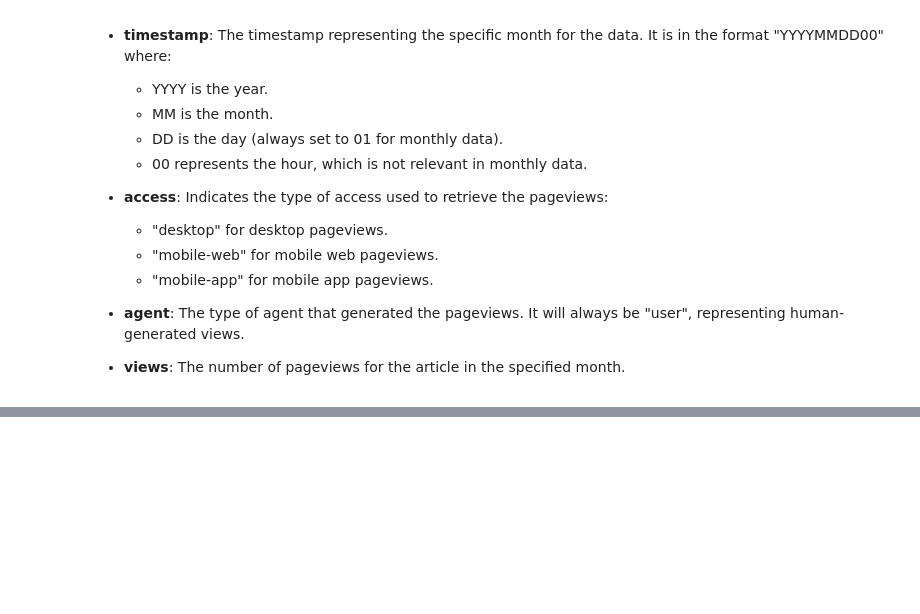
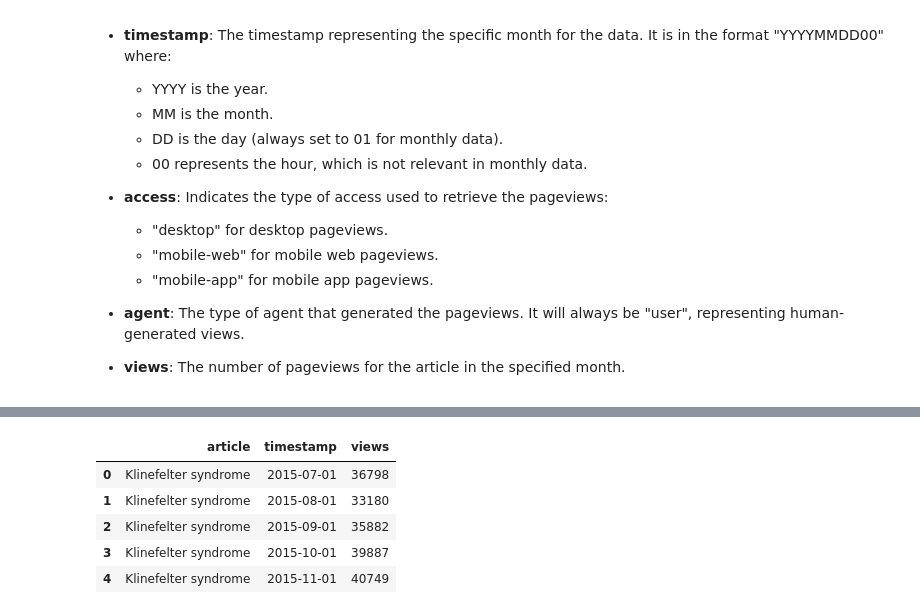
Before and after one commit to DowntonCrabby/Data512, a Jupyter notebook: Homework/Assignment 1/demo.ipynb, the cells around one changed output, grey strips where cells are left out. Cells and saved outputs as stored; diff of their text form; code cells hidden in the pictures; blank space fills up the shorter version.

```diff
--- a/Homework/Assignment 1/demo.ipynb
+++ b/Homework/Assignment 1/demo.ipynb
@@ -234,0 +280,29 @@ FileNotFoundError: [WinError 3] The system cannot find the path specified: ''
+# %%
+# Initialize an empty list to collect data rows
+data_rows = []
+
+# Loop through the desktop_data dictionary
+for article, pageviews in desktop_data.items():
+    for record in pageviews:
+        # Each record contains 'timestamp' and 'views', so we extract those and add the article name
+        data_rows.append({
+            'article': article,
+            'timestamp': record['timestamp'],
+            'views': record['views']
+        })
+
+# Create a DataFrame from the list of data rows
+desktop_df = pd.DataFrame(data_rows)
+
+# Convert timestamp to datetime for easier manipulation and analysis
+desktop_df['timestamp'] = pd.to_datetime(desktop_df['timestamp'], format='%Y%m%d%H')
+
+# Display the DataFrame
+desktop_df.head()
+# %% [output]
+|  | article | timestamp | views |
+| 0 | Klinefelter syndrome | 2015-07-01 | 36798 |
+| 1 | Klinefelter syndrome | 2015-08-01 | 33180 |
+| 2 | Klinefelter syndrome | 2015-09-01 | 35882 |
+| 3 | Klinefelter syndrome | 2015-10-01 | 39887 |
+| 4 | Klinefelter syndrome | 2015-11-01 | 40749 |
```
Also changed, not shown: parts of 11 cells of this notebook.
